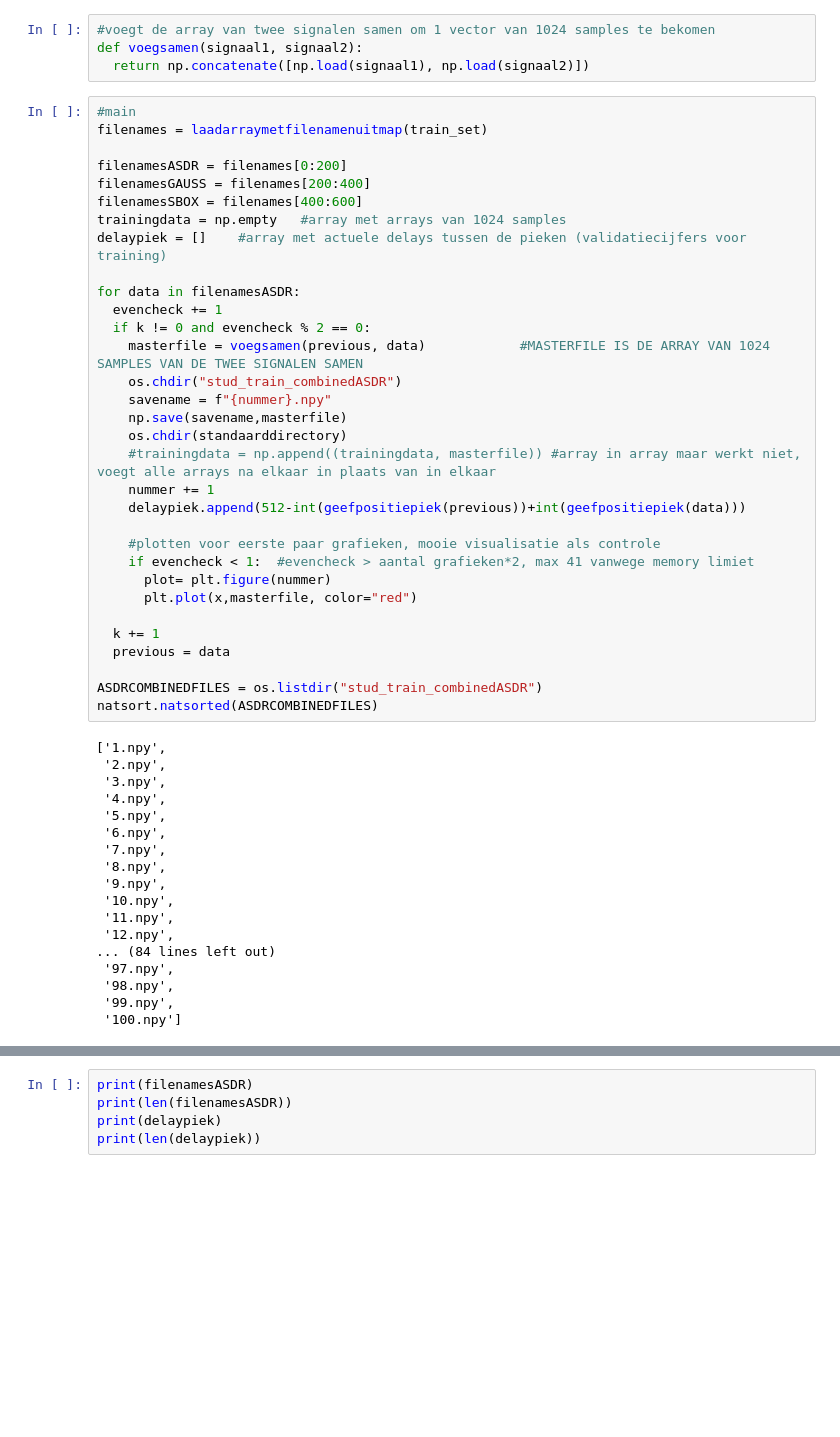
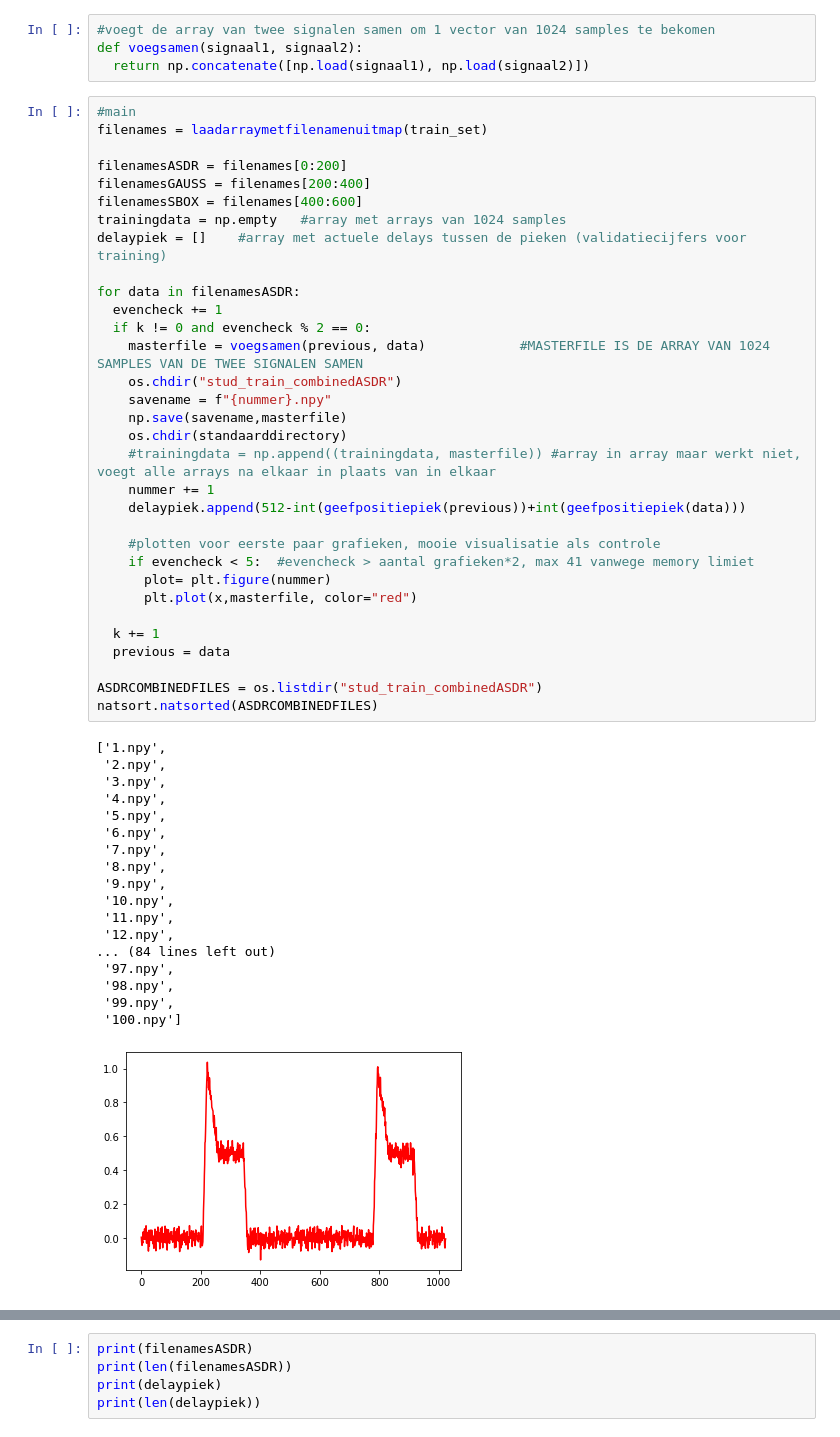
Before and after one commit to c-roets/Neural-Network-Signal-Delay, a Jupyter notebook: DelayNN.ipynb, the cells around one changed output, grey strips where cells are left out. Cells and saved outputs as stored; diff of their text form; blank space fills up the shorter version.

```diff
--- a/DelayNN.ipynb
+++ b/DelayNN.ipynb
@@ -93,31 +96,32 @@ for data in filenamesASDR:
     nummer += 1
     delaypiek.append(512-int(geefpositiepiek(previous))+int(geefpositiepiek(data)))
 
     #plotten voor eerste paar grafieken, mooie visualisatie als controle
-    if evencheck < 1:  #evencheck > aantal grafieken*2, max 41 vanwege memory limiet
+    if evencheck < 5:  #evencheck > aantal grafieken*2, max 41 vanwege memory limiet
       plot= plt.figure(nummer)
       plt.plot(x,masterfile, color="red")
 
   k += 1
   previous = data
 
 ASDRCOMBINEDFILES = os.listdir("stud_train_combinedASDR")
 natsort.natsorted(ASDRCOMBINEDFILES)
 # %% [output]
 ['1.npy',
  '2.npy',
  '3.npy',
  '4.npy',
  '5.npy',
  '6.npy',
  '7.npy',
  '8.npy',
  '9.npy',
  '10.npy',
  '11.npy',
  '12.npy',
 ... (84 lines left out)
  '97.npy',
  '98.npy',
  '99.npy',
  '100.npy']
+[figure, added]
```
Also changed, not shown: parts of 9 cells of this notebook.
